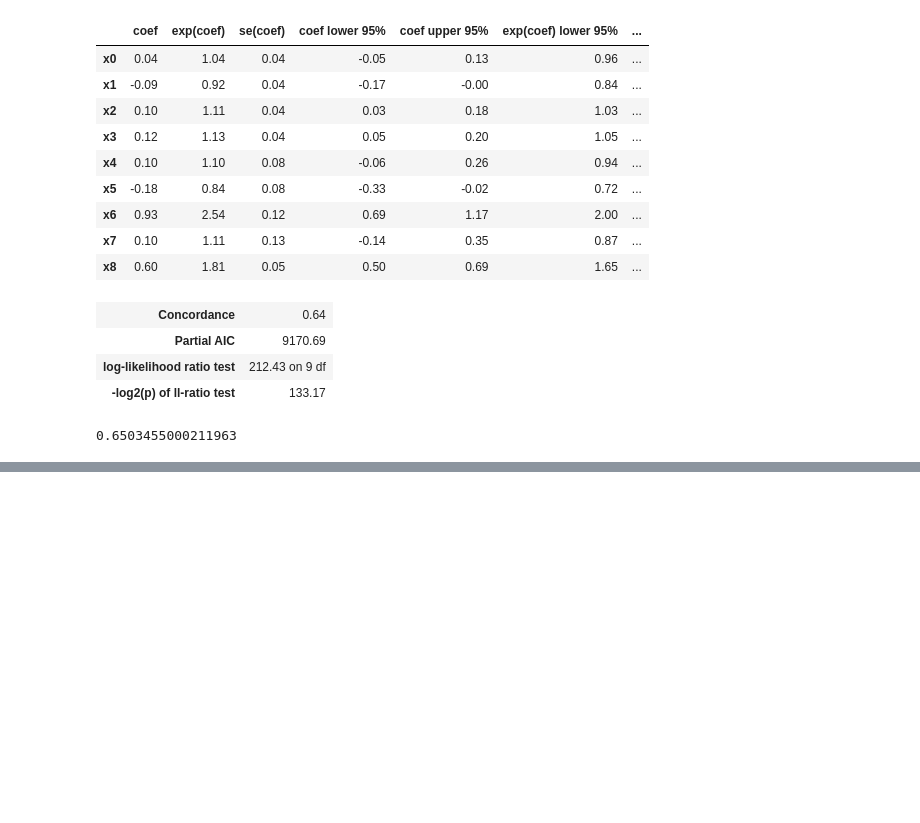
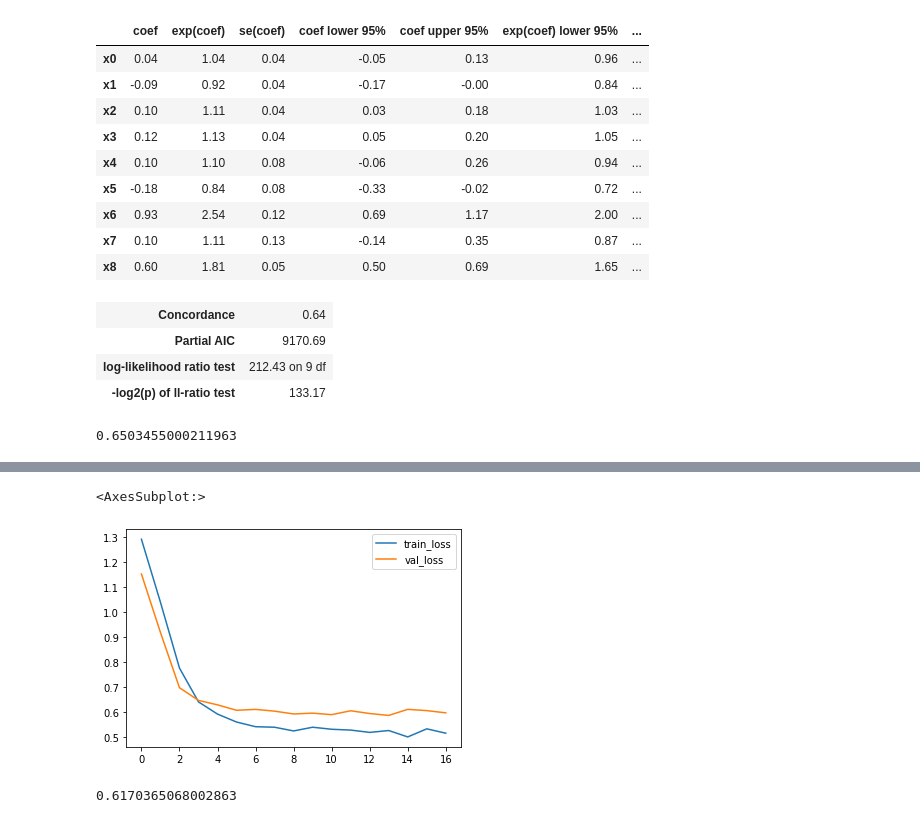
Before and after one commit to tom-farmer/survival-analysis, a Jupyter notebook: notebooks/survival_deeplearning.ipynb, the cells around one changed output, grey strips where cells are left out. Drawn from its saved outputs; the diff is of its cells as text; code cells hidden in the pictures; blank space fills up the shorter version.

```diff
--- a/notebooks/survival_deeplearning.ipynb
+++ b/notebooks/survival_deeplearning.ipynb
@@ -217,0 +331,10 @@ cph.score(df_test, scoring_method = "concordance_index")
+# %%
+net = tt.practical.MLPVanilla(in_features, num_nodes, out_features, batch_norm, dropout)
+# %%
+model = LogisticHazard(net, tt.optim.Adam(0.01), duration_index=labtrans.cuts)
+# %%
+batch_size = 16 #256
+epochs = 100
+callbacks = [tt.cb.EarlyStopping(patience = 3)]
+# %%
+log = model.fit(xtrain, ytrain, batch_size, epochs, callbacks, val_data = test_post) # , callbacks, val_data=val)
@@ -217,0 +359,5 @@ cph.score(df_test, scoring_method = "concordance_index")
+# %%
+log.plot()
+# %% [output]
+<AxesSubplot:>
+[figure, added]
@@ -217,0 +366,6 @@ cph.score(df_test, scoring_method = "concordance_index")
+# %%
+surv = model.interpolate(10).predict_surv_df(xtest)
+ev = EvalSurv(surv, durations_test, events_test, censor_surv='km')
+ev.concordance_td('antolini')
+# %% [output]
+0.6170365068002863
```
Also changed, not shown: parts of 20 cells of this notebook, 1 other file.
